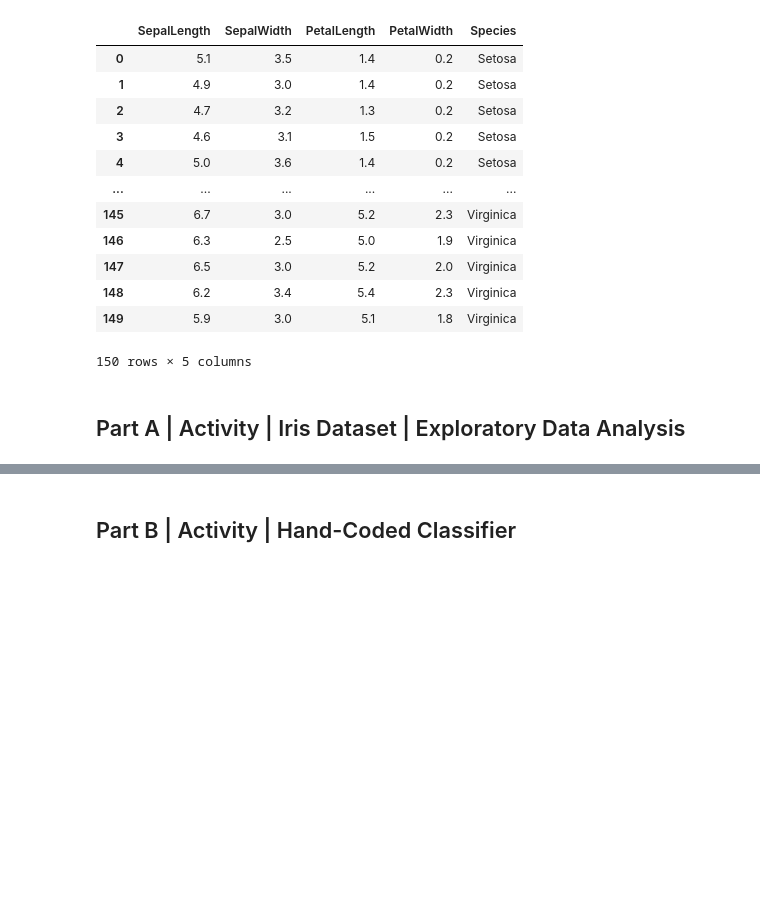
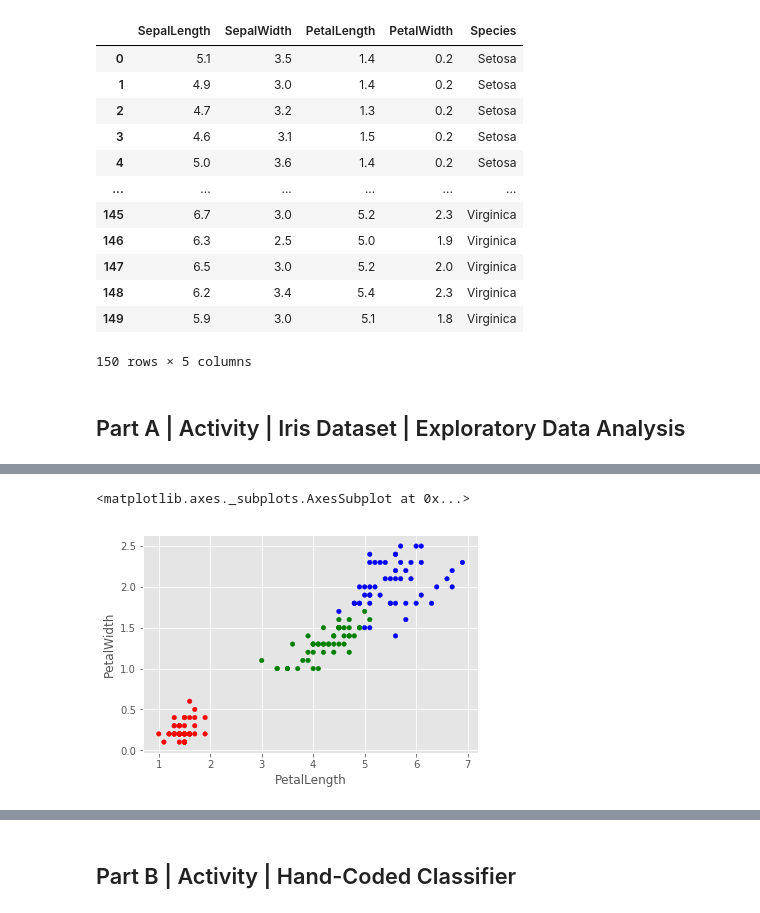
Before and after one commit to cefan-2000/DS-SF-34, a Jupyter notebook: classes/05/notebooks/codealong-05-k-nearest-neighbors-starter-code.ipynb, the cells around one changed output, grey strips where cells are left out. Saved outputs shown, nothing was run; the diff lists cells and outputs as text; code cells hidden in the pictures; blank space fills up the shorter version.

```diff
--- a/classes/05/notebooks/codealong-05-k-nearest-neighbors-starter-code.ipynb
+++ b/classes/05/notebooks/codealong-05-k-nearest-neighbors-starter-code.ipynb
@@ -40,0 +83,5 @@ color = df.Species.map({'Setosa': 'red', 'Versicolor': 'green', 'Virginica': 'bl
+# %%
+df.plot(kind='scatter',x='PetalLength',y='PetalWidth', c=color)
+# %% [output]
+<matplotlib.axes._subplots.AxesSubplot at 0x...>
+[figure, added]
```
Also changed, not shown: parts of 15 cells of this notebook.
